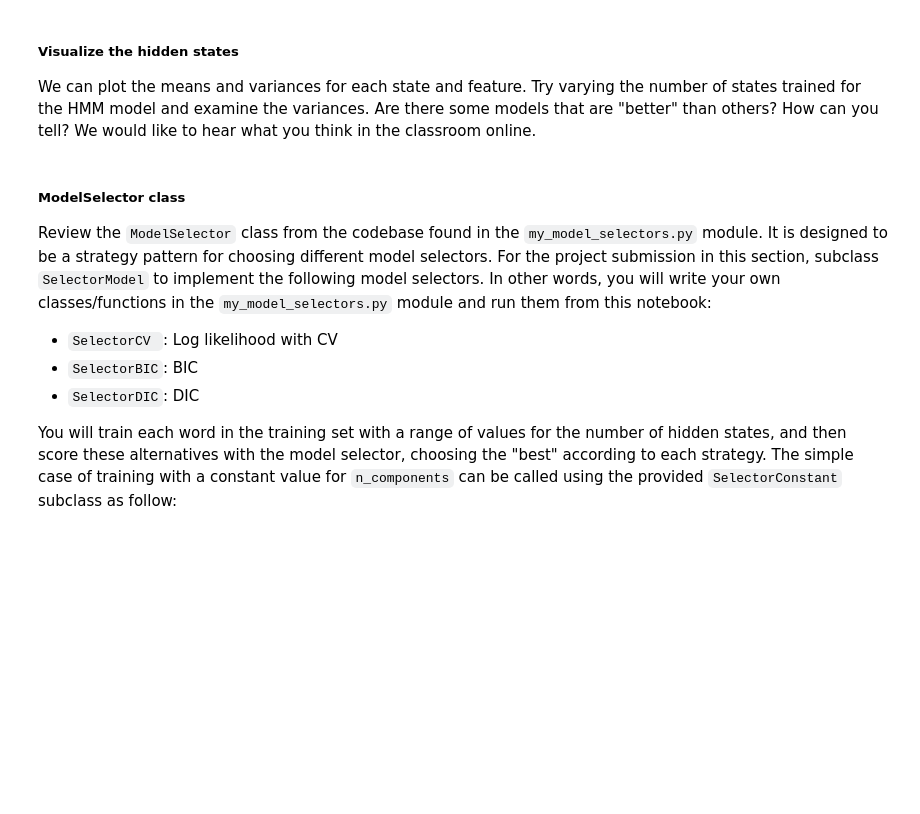
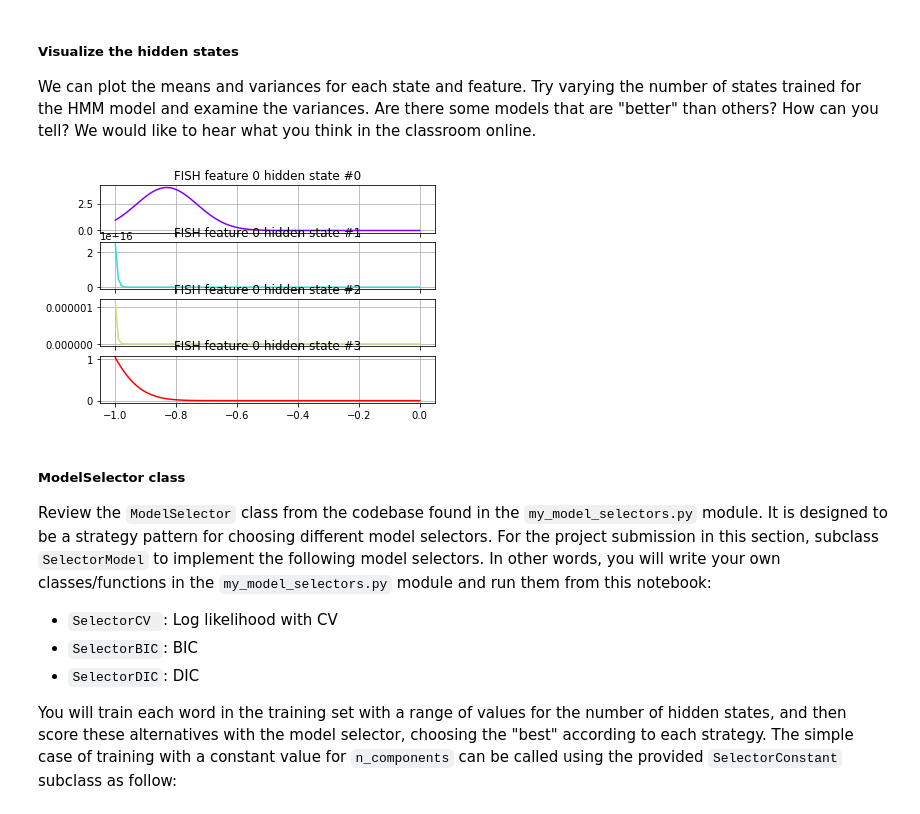
Before and after one commit to ocefra/AIND-Recognizer, a Jupyter notebook: asl_recognizer.ipynb, the cells around one changed output. Cells and saved outputs as stored; diff of their text form; code cells hidden in the pictures; blank space fills up the shorter version.

```diff
--- a/asl_recognizer.ipynb
+++ b/asl_recognizer.ipynb
@@ -753,7 +781,8 @@ def train_a_word(word, num_hidden_states, features):
     warnings.filterwarnings("ignore", category=DeprecationWarning)
     training = asl.build_training(features)
     X, lengths = training.get_word_Xlengths(word)
-    model = GaussianHMM(n_components=num_hidden_states, n_iter=1000).fit(X, lengths)
+    model = GaussianHMM(n_components=num_hidden_states,
+                        n_iter=1000).fit(X, lengths)
     logL = model.score(X, lengths)
     return model, logL
 
@@ -779,0 +833,5 @@ Experiment by changing the feature set, word, and/or num_hidden_states values in
+# %%
+features_polar_norm = [f for f in list(asl.df) if \
+                      f.startswith('norm-polar-')]
+features_polar_norm
+# Excellent on 5 states!
@@ -780,5 +877,8 @@ Experiment by changing the feature set, word, and/or num_hidden_states values in
 # %%
-my_testword = 'CHOCOLATE'
-model, logL = train_a_word(my_testword, 3, features_ground) # Experiment here with different parameters
+my_testword = 'FISH'
+model, logL = train_a_word(my_testword, 4, [features_polar_norm[0]]) # Experiment here with different parameters
+
+# On 'FISH', with 4 hidden states, the rest of polar features seem to be useless according to the visualisation. However, including all of them does increase the training log-likelihood.
+
 show_model_stats(my_testword, model)
 print("logL = {}".format(logL))
@@ -790,29 +909,36 @@ We can plot the means and variances for each state and feature.  Try varying the
 # %%
 import math
 from matplotlib import (cm, pyplot as plt, mlab)
 
 def visualize(word, model):
     """ visualize the input model for a particular word """
     variance=np.array([np.diag(model.covars_[i]) for i in range(model.n_components)])
     figures = []
     for parm_idx in range(len(model.means_[0])):
         xmin = int(min(model.means_[:,parm_idx]) - max(variance[:,parm_idx]))
         xmax = int(max(model.means_[:,parm_idx]) + max(variance[:,parm_idx]))
-        fig, axs = plt.subplots(model.n_components, sharex=True, sharey=False)
+        fig, axs = plt.subplots(model.n_components,
+                                sharex=True, sharey=False)
         colours = cm.rainbow(np.linspace(0, 1, model.n_components))
         for i, (ax, colour) in enumerate(zip(axs, colours)):
             x = np.linspace(xmin, xmax, 100)
             mu = model.means_[i,parm_idx]
             sigma = math.sqrt(np.diag(model.covars_[i])[parm_idx])
             ax.plot(x, mlab.normpdf(x, mu, sigma), c=colour)
-            ax.set_title("{} feature {} hidden state #{}".format(word, parm_idx, i))
+            ax.set_title("{} feature {} hidden state #{}".\
+                         format(word, parm_idx, i))
 
             ax.grid(True)
         figures.append(plt)
     for p in figures:
         p.show()
 
+# for i in range(len(features_polar)):
+#     print('feature {}: {}'.format(i, features_polar[i]))
+
 visualize(my_testword, model)
+# %% [output]
+[figure, added]
 # %% [markdown]
 #####  ModelSelector class
 Review the `ModelSelector` class from the codebase found in the `my_model_selectors.py` module.  It is designed to be a strategy pattern for choosing different model selectors.  For the project submission in this section, subclass `SelectorModel` to implement the following model selectors.  In other words, you will write your own classes/functions in the `my_model_selectors.py` module and run them from this notebook:
```
Also changed, not shown: parts of 43 cells of this notebook, 1 other file.
